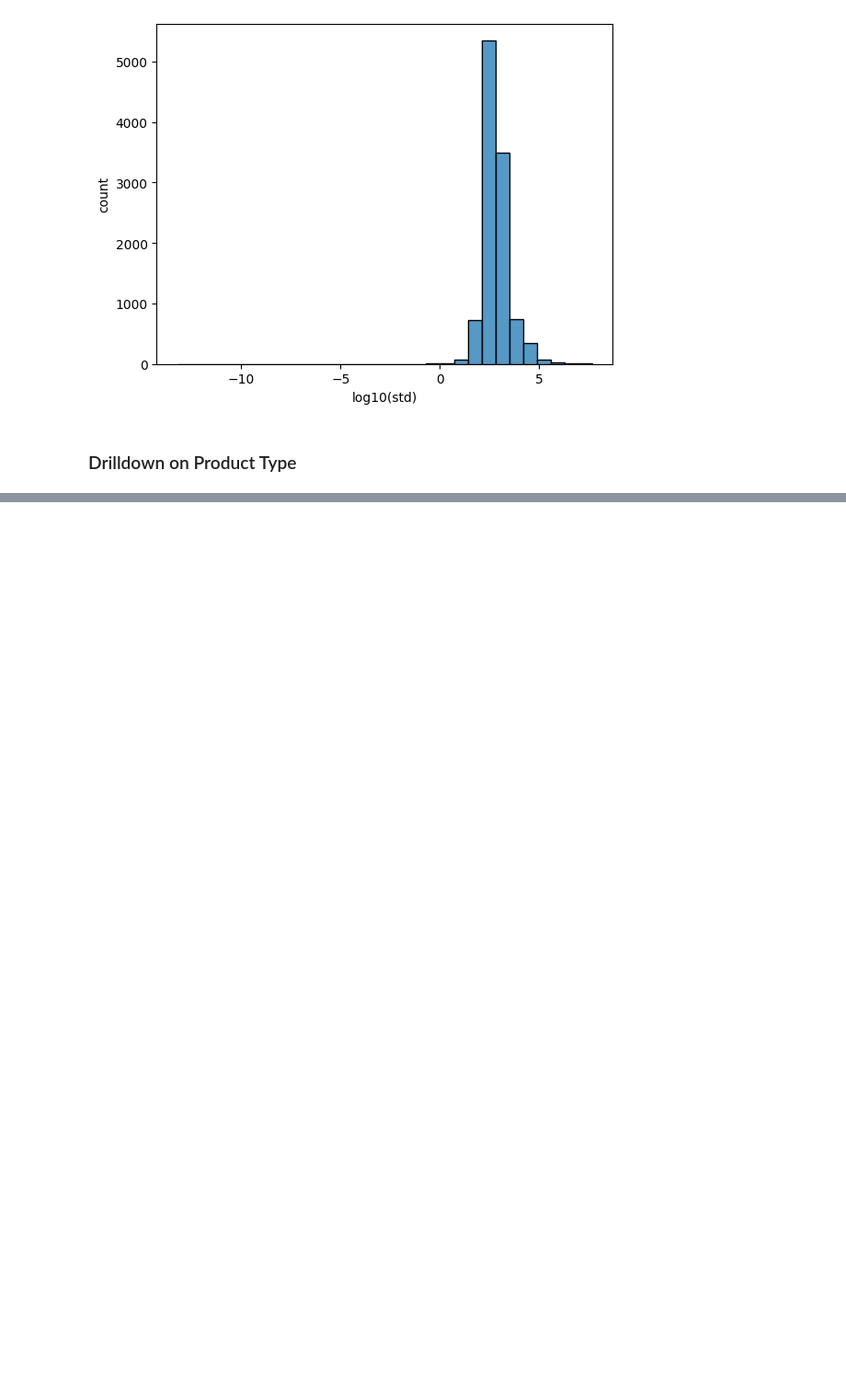
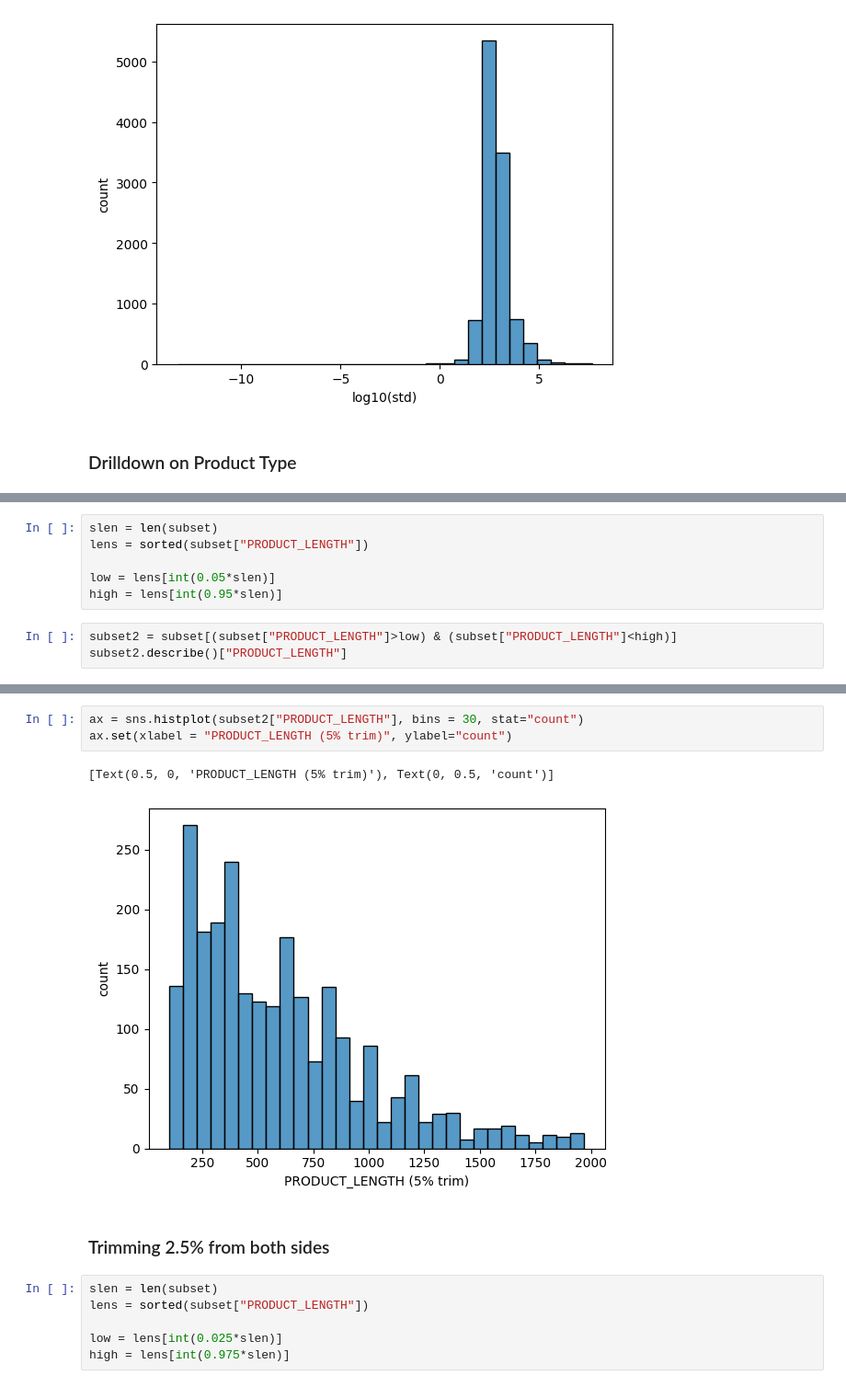
Before and after one commit to PratikGarai/Amazon-ML-Challenge-2023, a Jupyter notebook: Notebooks/Amazon_ML_Challenge_1_Dataset_Exploration.ipynb, the cells around one changed output, grey strips where cells are left out. Shown at 92% size. Cells and saved outputs as stored; diff of their text form; blank space fills up the shorter version.

```diff
--- a/Notebooks/Amazon_ML_Challenge_1_Dataset_Exploration.ipynb
+++ b/Notebooks/Amazon_ML_Challenge_1_Dataset_Exploration.ipynb
@@ -249,0 +271,9 @@ trai
+# %%
+slen = len(subset)
+lens = sorted(subset["PRODUCT_LENGTH"])
+
+low = lens[int(0.05*slen)]
+high = lens[int(0.95*slen)]
+# %%
+subset2 = subset[(subset["PRODUCT_LENGTH"]>low) & (subset["PRODUCT_LENGTH"]<high)]
+subset2.describe()["PRODUCT_LENGTH"]
@@ -249,0 +290,14 @@ trai
+# %%
+ax = sns.histplot(subset2["PRODUCT_LENGTH"], bins = 30, stat="count")
+ax.set(xlabel = "PRODUCT_LENGTH (5% trim)", ylabel="count")
+# %% [output]
+[Text(0.5, 0, 'PRODUCT_LENGTH (5% trim)'), Text(0, 0.5, 'count')]
+[figure, added]
+# %% [markdown]
+### Trimming 2.5% from both sides
+# %%
+slen = len(subset)
+lens = sorted(subset["PRODUCT_LENGTH"])
+
+low = lens[int(0.025*slen)]
+high = lens[int(0.975*slen)]
```
Also changed, not shown: parts of 14 cells of this notebook.
